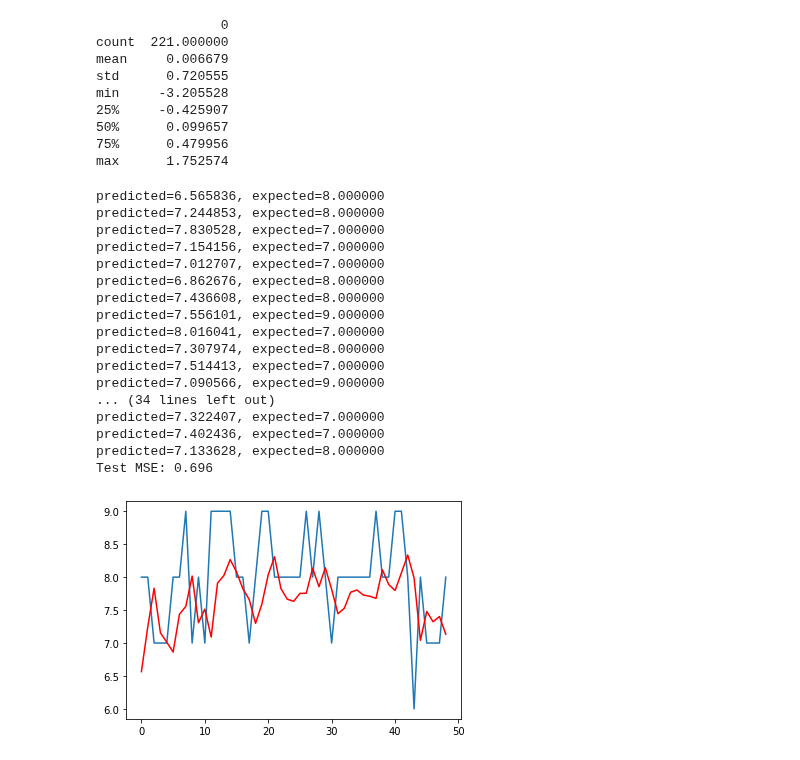
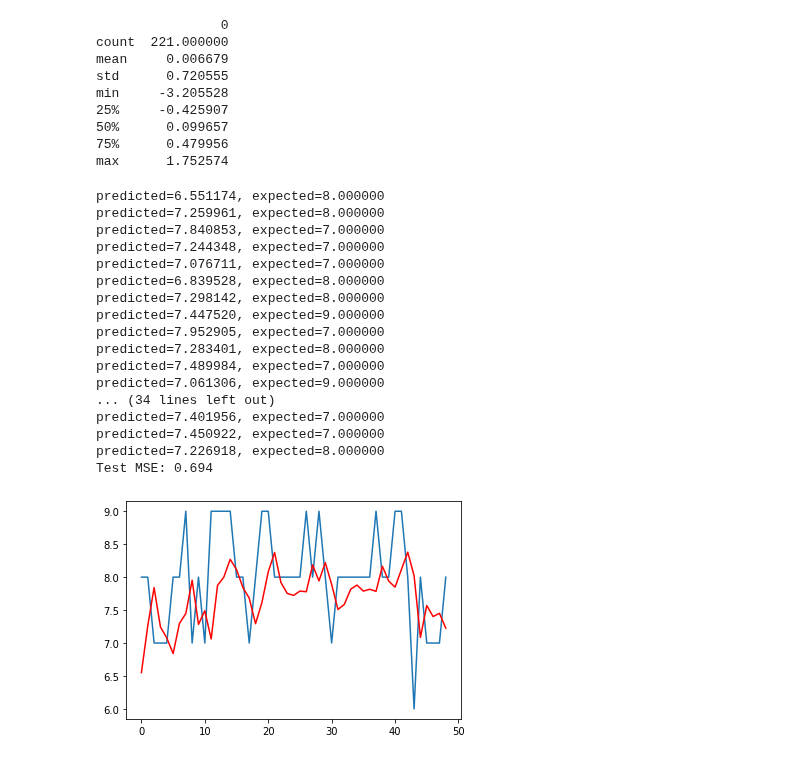
Before and after one commit to guybrush1989/DMT-Group80, a Jupyter notebook: ARIMA.ipynb, the cells around one changed output. Drawn from its saved outputs; the diff is of its cells as text; code cells hidden in the pictures.

```diff
--- a/ARIMA.ipynb
+++ b/ARIMA.ipynb
@@ -199,43 +199,43 @@ max      1.752574
 # %%
 from sklearn.metrics import mean_squared_error
 from statsmodels.tsa.arima_model import ARIMA
 
 size = int(len(moods) * 0.80)
 
 train, test = moods[0:size], moods[size:len(moods)]
 history = [x for x in train]
 predictions = list()
 for t in range(len(test)):
-    model = ARIMA(history, order=(7, 0, 0))
+    model = ARIMA(history, order=(7, 0, 1))
     model_fit = model.fit(disp=0)
     output = model_fit.forecast()
     yhat = output[0]
     predictions.append(yhat)
     obs = test[t]
     history.append(obs)
     print('predicted=%f, expected=%f' % (yhat, obs))
 error = mean_squared_error(test, predictions)
 print('Test MSE: %.3f' % error)
 # plot
 plt.plot(test)
 plt.plot(predictions, color='red')
 plt.show()
 # %% [output]
-predicted=6.565836, expected=8.000000
-predicted=7.244853, expected=8.000000
-predicted=7.830528, expected=7.000000
-predicted=7.154156, expected=7.000000
-predicted=7.012707, expected=7.000000
-predicted=6.862676, expected=8.000000
-predicted=7.436608, expected=8.000000
-predicted=7.556101, expected=9.000000
-predicted=8.016041, expected=7.000000
-predicted=7.307974, expected=8.000000
-predicted=7.514413, expected=7.000000
-predicted=7.090566, expected=9.000000
+predicted=6.551174, expected=8.000000
+predicted=7.259961, expected=8.000000
+predicted=7.840853, expected=7.000000
+predicted=7.244348, expected=7.000000
+predicted=7.076711, expected=7.000000
+predicted=6.839528, expected=8.000000
+predicted=7.298142, expected=8.000000
+predicted=7.447520, expected=9.000000
+predicted=7.952905, expected=7.000000
+predicted=7.283401, expected=8.000000
+predicted=7.489984, expected=7.000000
+predicted=7.061306, expected=9.000000
 ... (34 lines left out)
-predicted=7.322407, expected=7.000000
-predicted=7.402436, expected=7.000000
-predicted=7.133628, expected=8.000000
-Test MSE: 0.696
+predicted=7.401956, expected=7.000000
+predicted=7.450922, expected=7.000000
+predicted=7.226918, expected=8.000000
+Test MSE: 0.694
-[figure, old version]
+[figure, new version]
```
Also changed, not shown: parts of 1 cell of this notebook.
